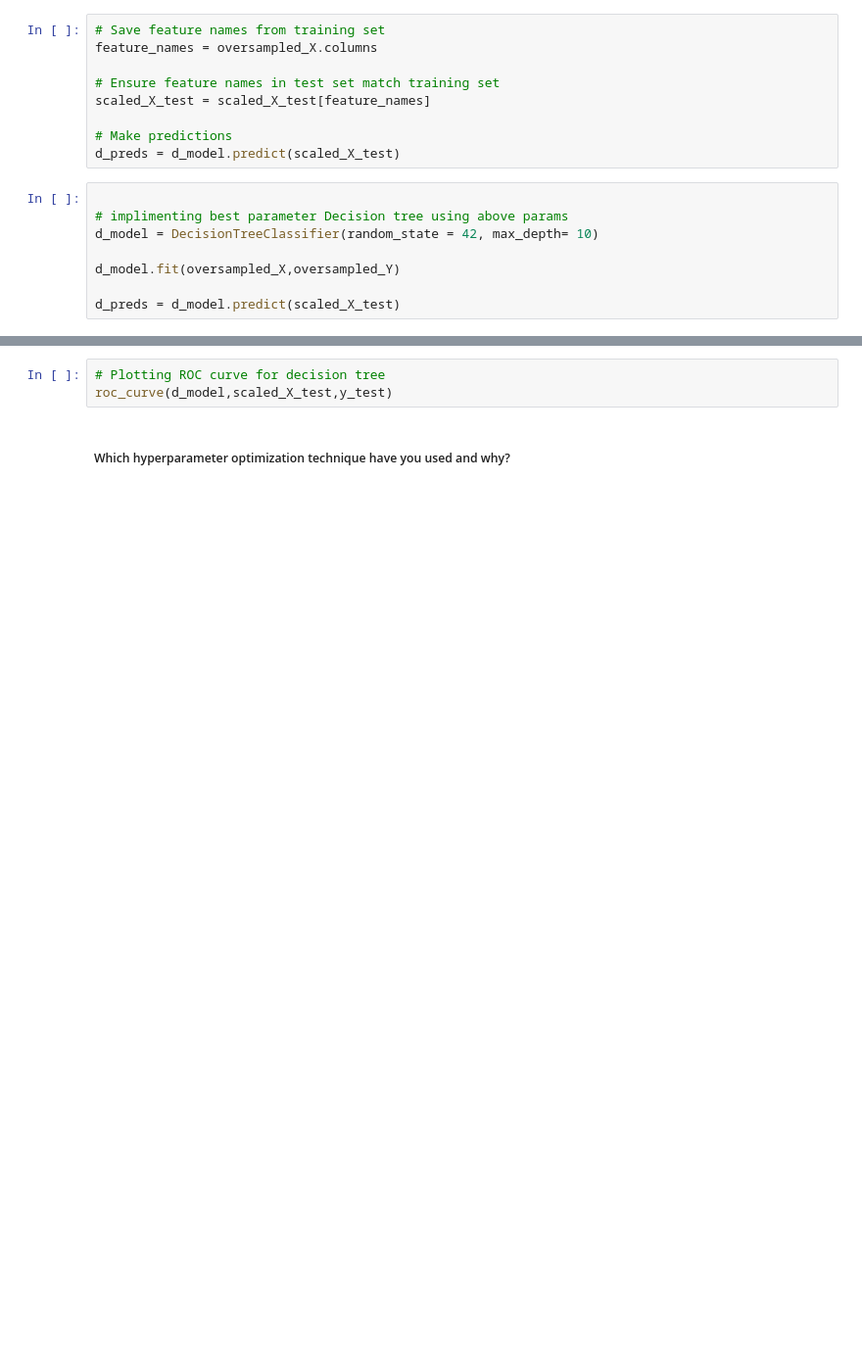
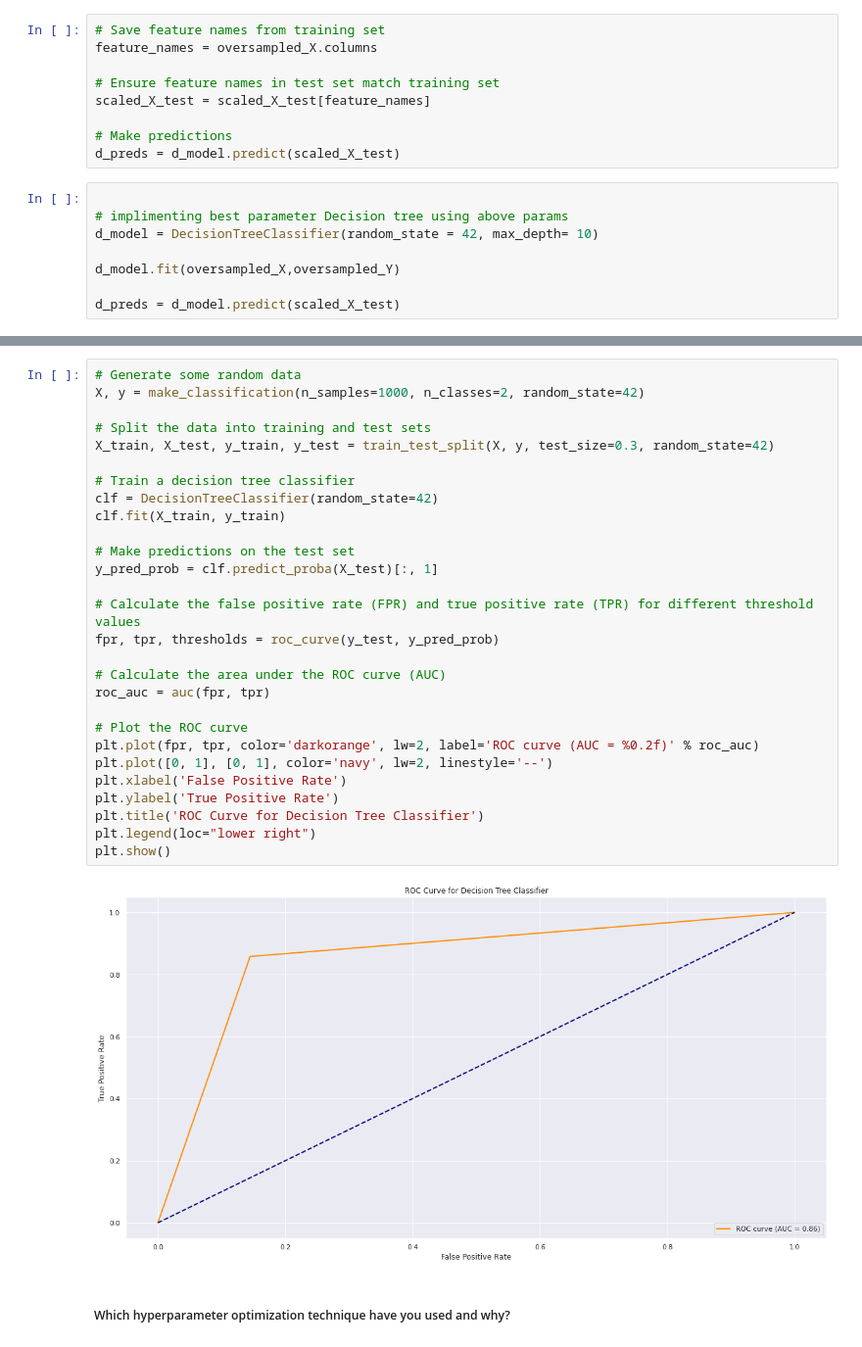
Before and after one commit to Rahul-2045/HEALTH-INSURANCE-CROSS-SELL-PREDICTION, a Jupyter notebook: TEAM_of_Sample_ML_Submission_Template.ipynb, the cells around one changed output, grey strips where cells are left out. Shown at 98% size. Saved outputs shown, nothing was run; the diff lists cells and outputs as text; blank space fills up the shorter version.

```diff
--- a/TEAM_of_Sample_ML_Submission_Template.ipynb
+++ b/TEAM_of_Sample_ML_Submission_Template.ipynb
@@ -1379,6 +1428,33 @@ plt.xlabel('Predicted label');
-# %%
-# Plotting ROC curve for decision tree
-roc_curve(d_model,scaled_X_test,y_test)
+# %%
+# Generate some random data
+X, y = make_classification(n_samples=1000, n_classes=2, random_state=42)
+
+# Split the data into training and test sets
+X_train, X_test, y_train, y_test = train_test_split(X, y, test_size=0.3, random_state=42)
+
+# Train a decision tree classifier
+clf = DecisionTreeClassifier(random_state=42)
+clf.fit(X_train, y_train)
+
+# Make predictions on the test set
+y_pred_prob = clf.predict_proba(X_test)[:, 1]
+
+# Calculate the false positive rate (FPR) and true positive rate (TPR) for different threshold values
+fpr, tpr, thresholds = roc_curve(y_test, y_pred_prob)
+
+# Calculate the area under the ROC curve (AUC)
+roc_auc = auc(fpr, tpr)
+
+# Plot the ROC curve
+plt.plot(fpr, tpr, color='darkorange', lw=2, label='ROC curve (AUC = %0.2f)' % roc_auc)
+plt.plot([0, 1], [0, 1], color='navy', lw=2, linestyle='--')
+plt.xlabel('False Positive Rate')
+plt.ylabel('True Positive Rate')
+plt.title('ROC Curve for Decision Tree Classifier')
+plt.legend(loc="lower right")
+plt.show()
+# %% [output]
+[figure, added]
 # %% [markdown]
 ##### Which hyperparameter optimization technique have you used and why?
 # %% [markdown]
```
Also changed, not shown: parts of 38 cells of this notebook.
